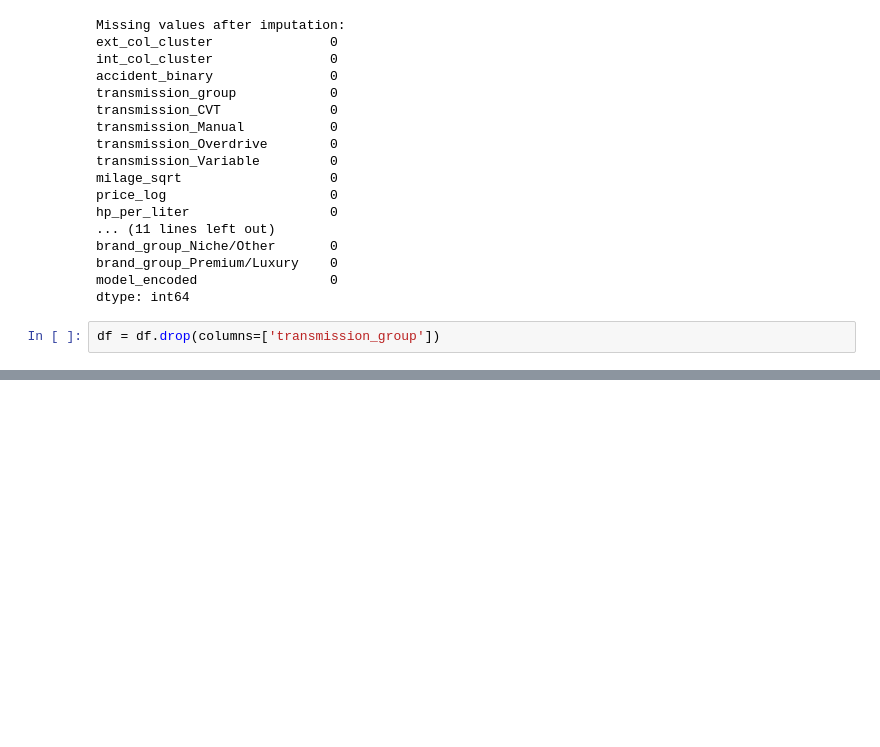
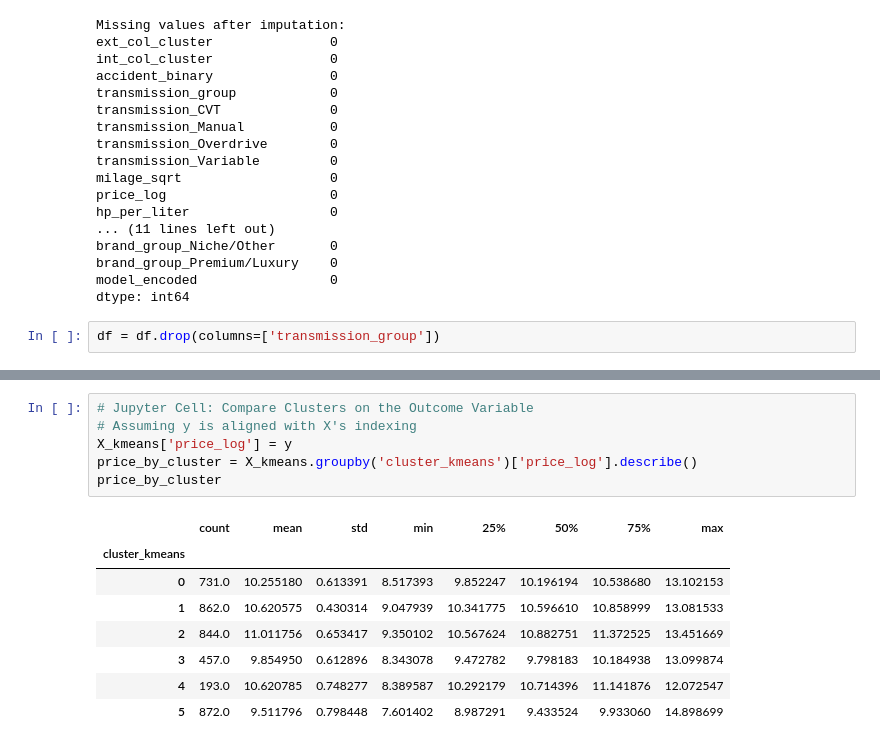
Before and after one commit to rverma6/used-car-price-prediction, a Jupyter notebook: cleaned.ipynb, the cells around one changed output, grey strips where cells are left out. Drawn from its saved outputs; the diff is of its cells as text; blank space fills up the shorter version.

```diff
--- a/cleaned.ipynb
+++ b/cleaned.ipynb
@@ -1939,0 +2108,15 @@ X.head(20)
+# %%
+# Jupyter Cell: Compare Clusters on the Outcome Variable
+# Assuming y is aligned with X's indexing
+X_kmeans['price_log'] = y
+price_by_cluster = X_kmeans.groupby('cluster_kmeans')['price_log'].describe()
+price_by_cluster
+# %% [output]
+|  | count | mean | std | min | 25% | 50% | 75% | max |
+| cluster_kmeans |  |  |  |  |  |  |  |  |
+| 0 | 731.0 | 10.255180 | 0.613391 | 8.517393 | 9.852247 | 10.196194 | 10.538680 | 13.102153 |
+| 1 | 862.0 | 10.620575 | 0.430314 | 9.047939 | 10.341775 | 10.596610 | 10.858999 | 13.081533 |
+| 2 | 844.0 | 11.011756 | 0.653417 | 9.350102 | 10.567624 | 10.882751 | 11.372525 | 13.451669 |
+| 3 | 457.0 | 9.854950 | 0.612896 | 8.343078 | 9.472782 | 9.798183 | 10.184938 | 13.099874 |
+| 4 | 193.0 | 10.620785 | 0.748277 | 8.389587 | 10.292179 | 10.714396 | 11.141876 | 12.072547 |
+| 5 | 872.0 | 9.511796 | 0.798448 | 7.601402 | 8.987291 | 9.433524 | 9.933060 | 14.898699 |
```
Also changed, not shown: parts of 16 cells of this notebook.
